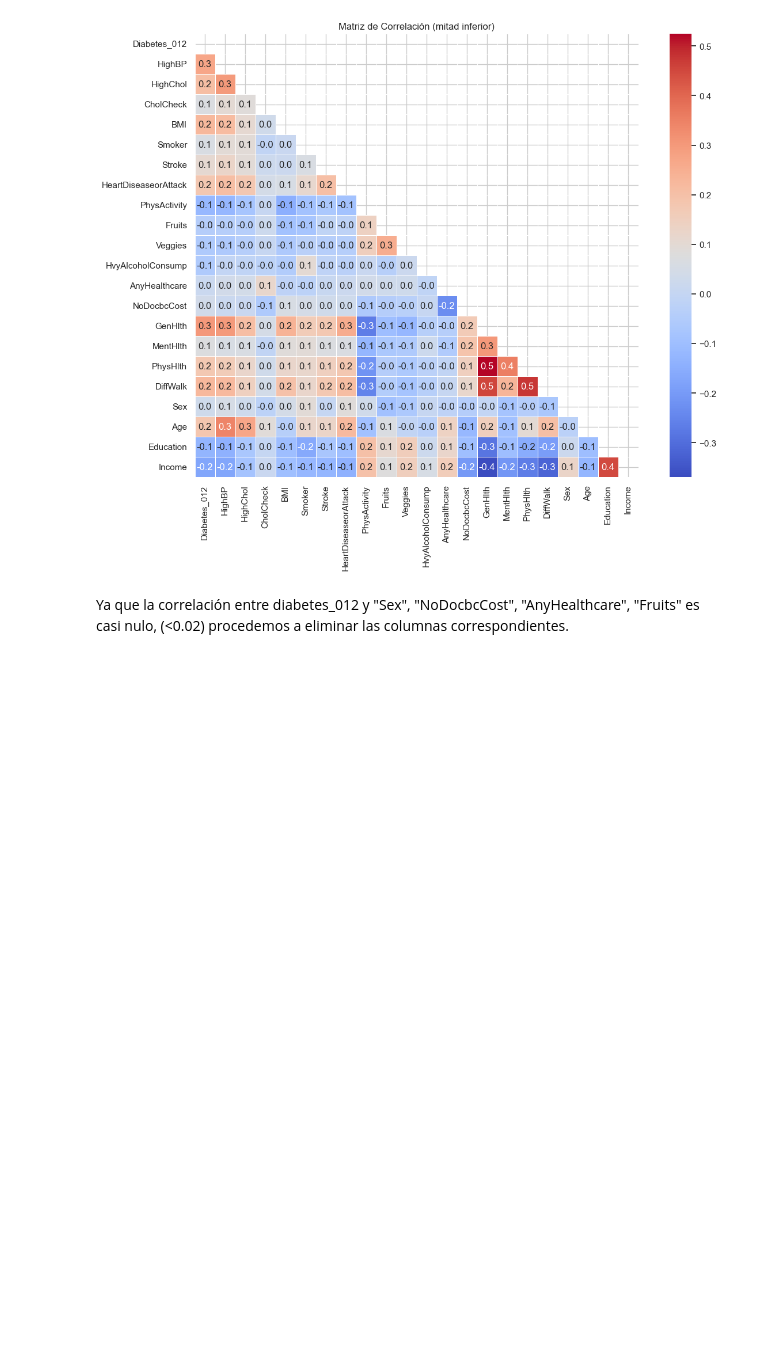
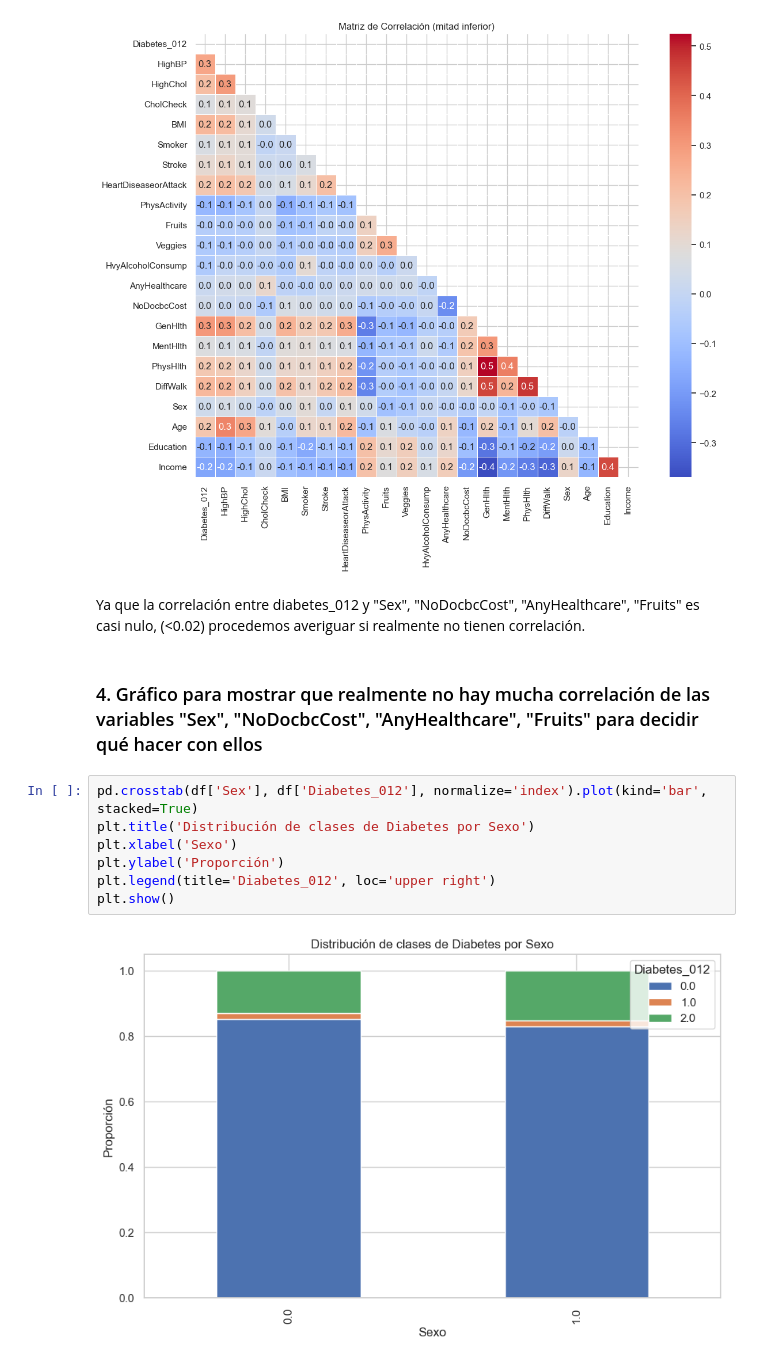
Before and after one commit to Bootcamp-IA-P4/multiclase-classifier_e2, a Jupyter notebook: docs/eda.ipynb, the cells around one changed output. Cells and saved outputs as stored; diff of their text form; blank space fills up the shorter version.

```diff
--- a/docs/eda.ipynb
+++ b/docs/eda.ipynb
@@ -88,4 +130,15 @@ plt.show()
 # %% [output]
 [figure]
 # %% [markdown]
-Ya que la correlación entre diabetes_012 y "Sex", "NoDocbcCost", "AnyHealthcare", "Fruits" es casi nulo, (<0.02) procedemos a eliminar las columnas correspondientes.
+Ya que la correlación entre diabetes_012 y "Sex", "NoDocbcCost", "AnyHealthcare", "Fruits" es casi nulo, (<0.02) procedemos averiguar si realmente no tienen correlación.
+# %% [markdown]
+### 4. Gráfico para mostrar que realmente no hay mucha correlación de las variables "Sex", "NoDocbcCost", "AnyHealthcare", "Fruits" para decidir qué hacer con ellos
+# %%
+pd.crosstab(df['Sex'], df['Diabetes_012'], normalize='index').plot(kind='bar', stacked=True)
+plt.title('Distribución de clases de Diabetes por Sexo')
+plt.xlabel('Sexo')
+plt.ylabel('Proporción')
+plt.legend(title='Diabetes_012', loc='upper right')
+plt.show()
+# %% [output]
+[figure, added]
```
Also changed, not shown: parts of 23 cells of this notebook.
